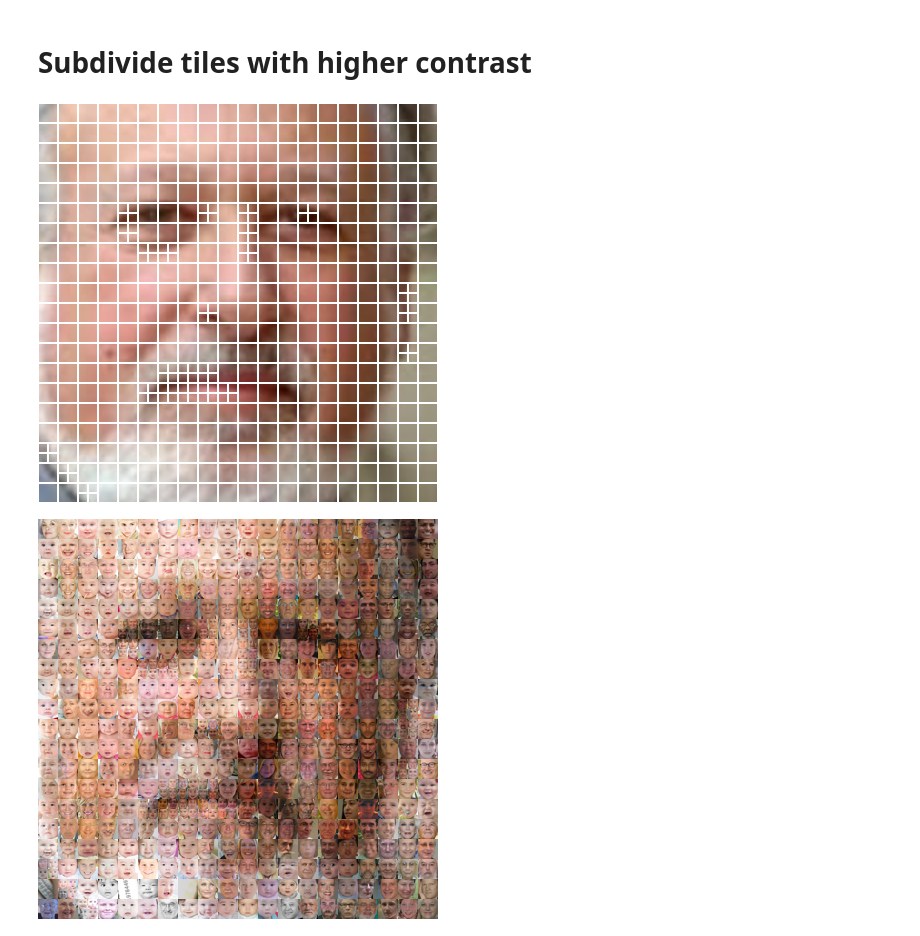
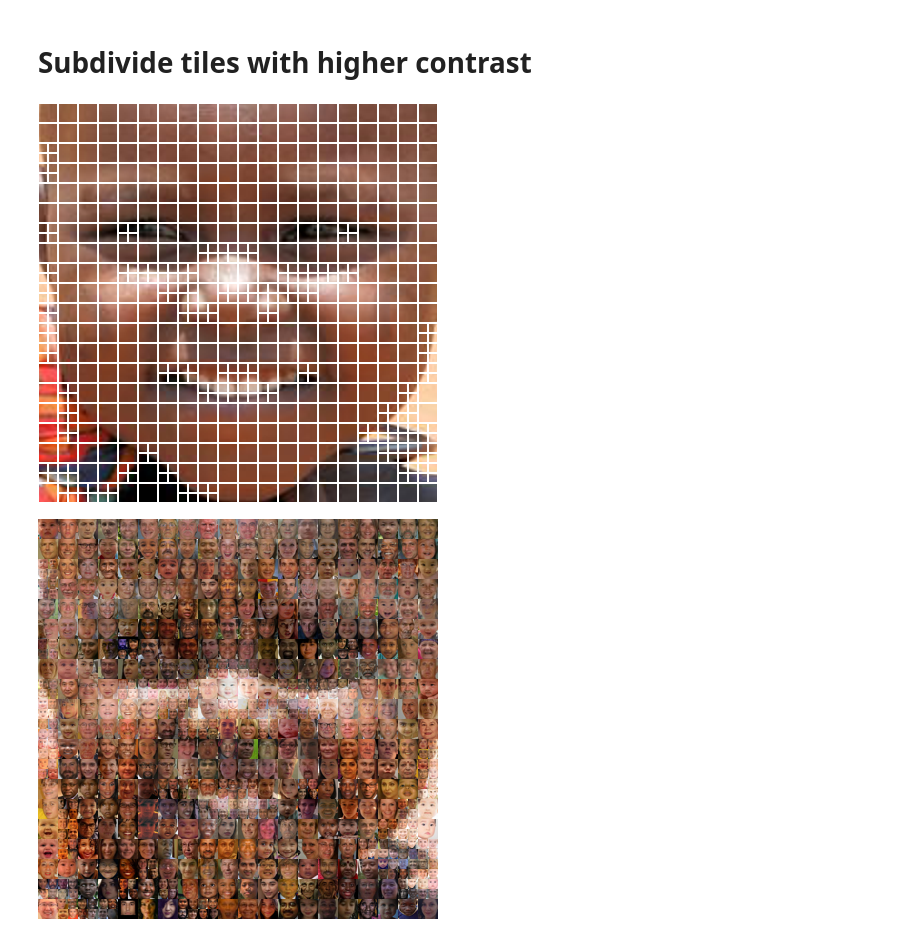
Before and after one commit to loiccoyle/phomo, a Jupyter notebook: examples/faces.ipynb, the cells around one changed output. Saved outputs shown, nothing was run; the diff lists cells and outputs as text; code cells hidden in the pictures.

```diff
--- a/examples/faces.ipynb
+++ b/examples/faces.ipynb
@@ -64,12 +73,14 @@ mosaic.build()
 # %% [markdown]
 # Subdivide tiles with higher contrast
 # %%
+pool = Pool.from_dir("faces/", crop_ratio=1, tile_size=(20, 20))
+master = Master.from_file(master_file, img_size=(400, 400))
 mosaic = Mosaic(master, pool)
 mosaic.grid.subdivide(0.1)
 mosaic.grid.plot()
 # %% [output]
-[figure, old version]
+[figure, new version]
 # %%
 mosaic.build()
 # %% [output]
-[figure, old version]
+[figure, new version]
```
Also changed, not shown: parts of 7 cells of this notebook, 2 other files.
